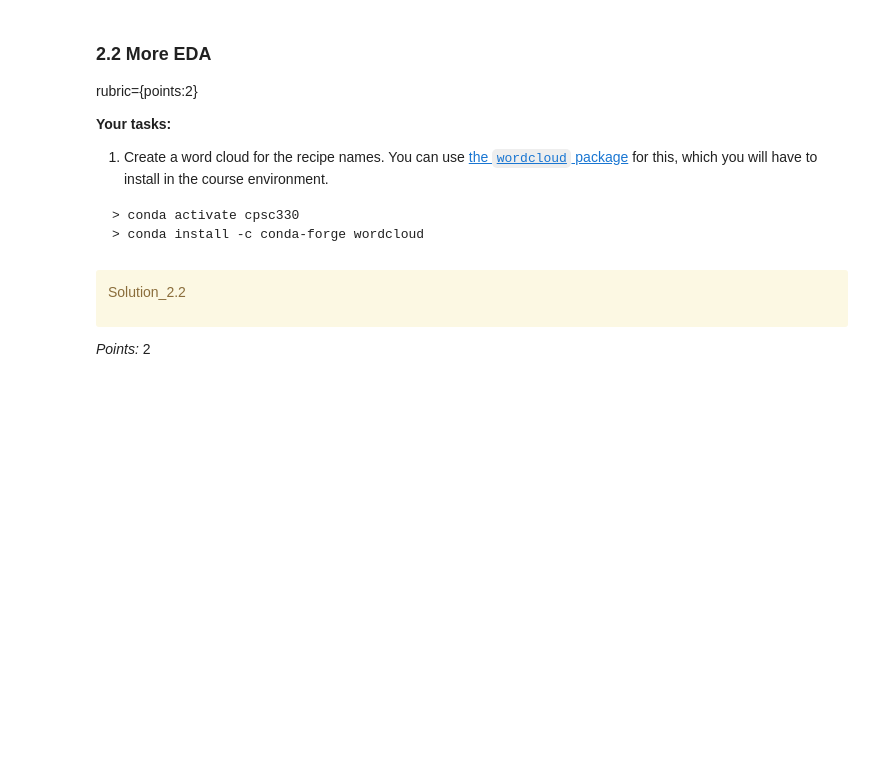
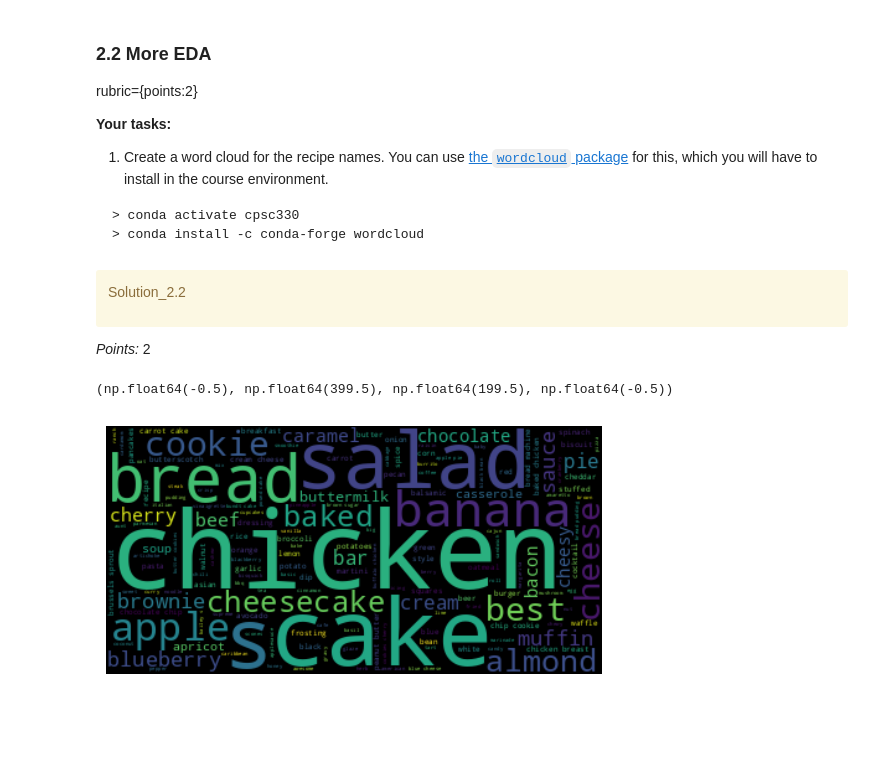
Before and after one commit to Dilu-Bilu/cs330-hw6, a Jupyter notebook: hw6.ipynb, the cells around one changed output. Drawn from its saved outputs; the diff is of its cells as text; code cells hidden in the pictures; blank space fills up the shorter version.

```diff
--- a/hw6.ipynb
+++ b/hw6.ipynb
@@ -602,7 +602,7 @@ orig_recipes_df.shape
 # %% [output]
 (44632, 12)
 # %%
-def get_recipes_sample(orig_recipes_df, n_tags=150, min_len=5):
+def get_recipes_sample(orig_recipes_df, n_tags=300, min_len=5):
     orig_recipes_df = orig_recipes_df.dropna()  # Remove rows with NaNs.
     orig_recipes_df = orig_recipes_df.drop_duplicates(
         "name"
@@ -675,3 +697,20 @@ _Points:_ 2
+# %%
+from wordcloud import WordCloud
+
+# Read the whole text.
+text = " ".join(recipes_df["name"].astype(str))
+
+# Generate a word cloud image
+wordcloud = WordCloud().generate(text)
+
+# Display the generated image:
+# the matplotlib way:
+import matplotlib.pyplot as plt
+plt.imshow(wordcloud, interpolation='bilinear')
+plt.axis("off")
+# %% [output]
+(np.float64(-0.5), np.float64(399.5), np.float64(199.5), np.float64(-0.5))
+[figure, added]
 # %% [markdown]
 <!-- END QUESTION -->
 
```
Also changed, not shown: parts of 7 cells of this notebook.
